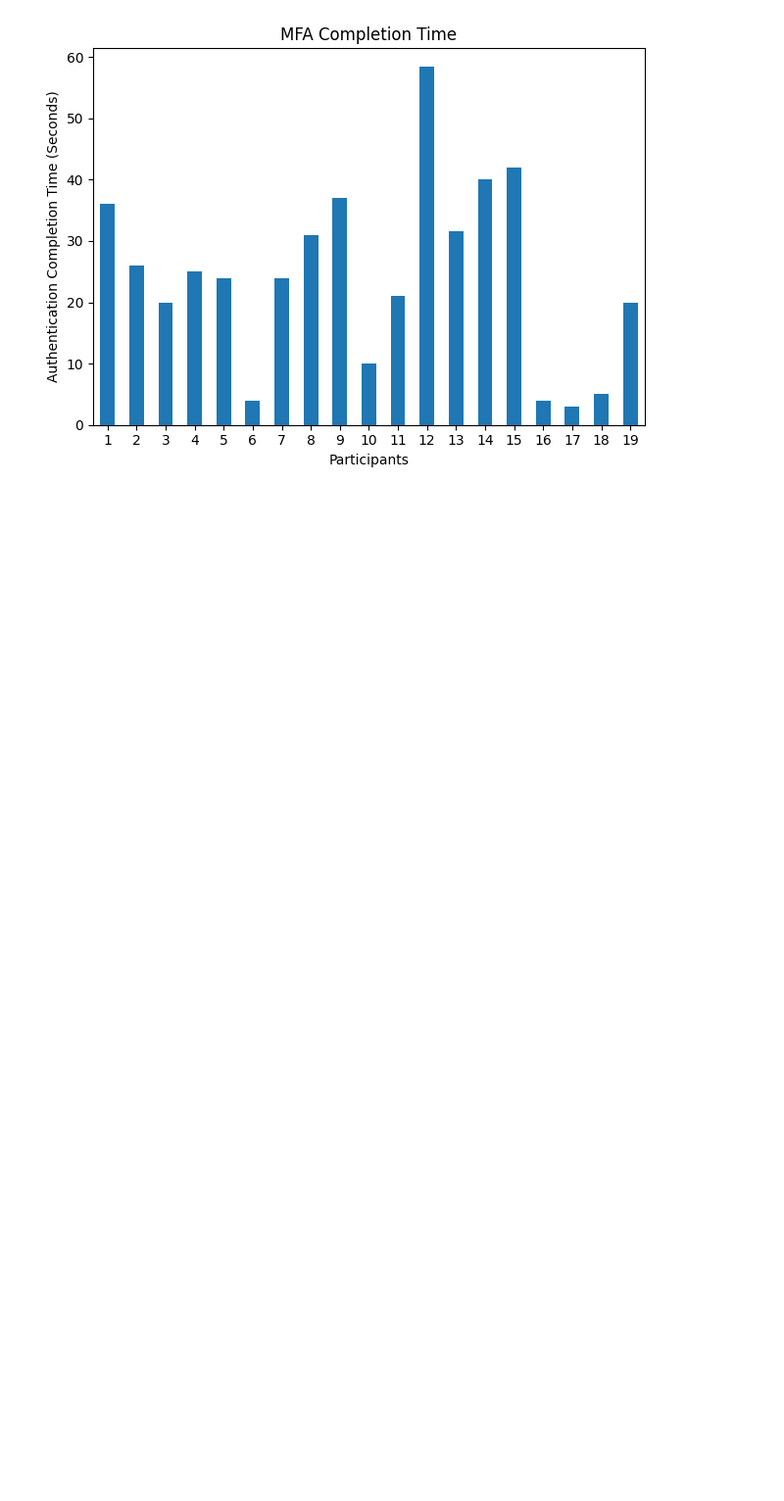
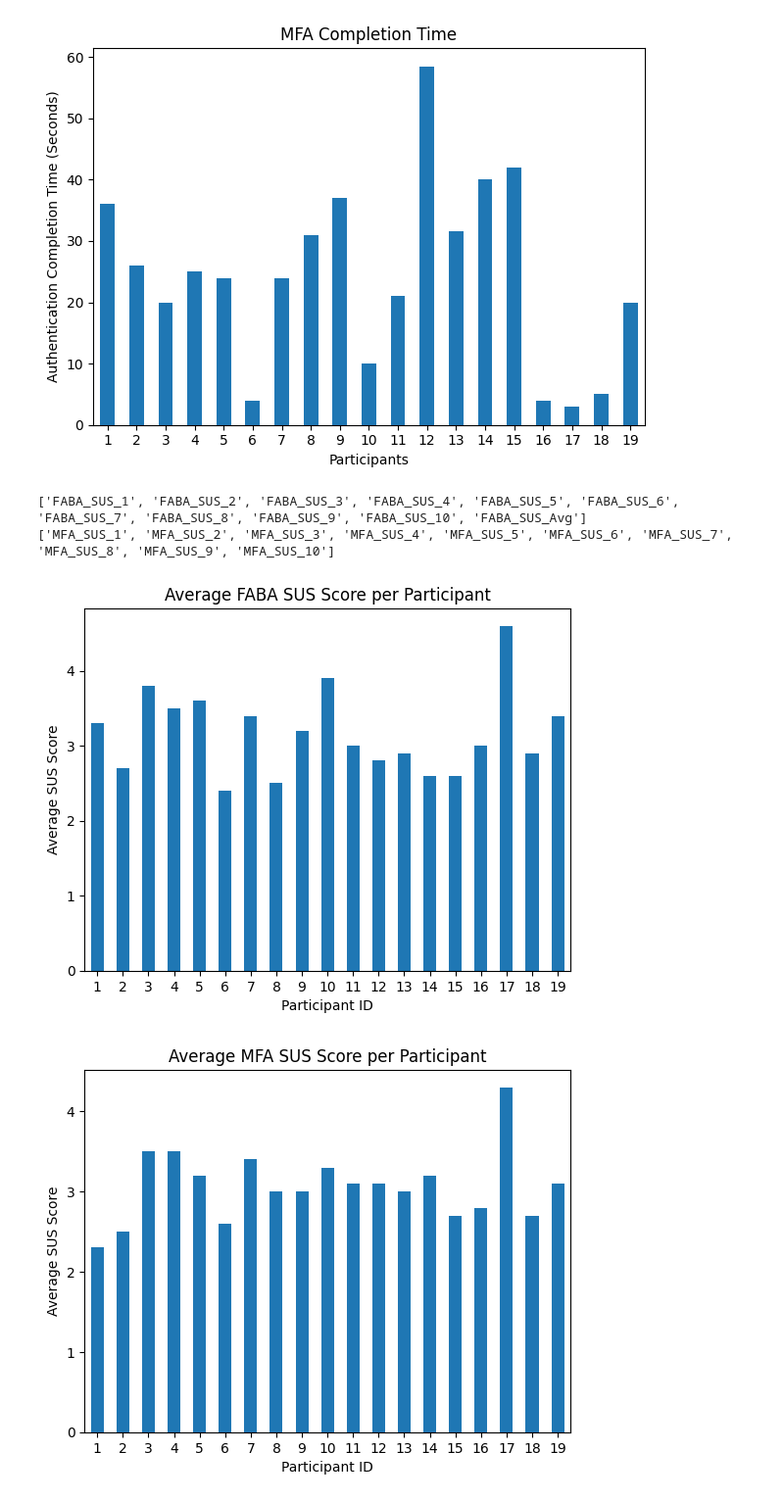
Before and after one commit to dbuiior/Auth_App_Redesign, a Jupyter notebook: data/descriptive.ipynb, the cells around one changed output. Shown: that part at 98% size. Drawn from its saved outputs; the diff is of its cells as text; code cells hidden in the pictures; blank space fills up the shorter version.

Commit message:
Add bar chart for System Usability Scale Visualization

```diff
--- a/data/descriptive.ipynb
+++ b/data/descriptive.ipynb
@@ -203,3 +203,42 @@ plt.show()
 # %% [output]
 [figure]
 [figure]
+# %%
+FABA_SUS = [col for col in df_forms.columns if col.startswith("FABA_SUS_")]
+df_forms["FABA_SUS_Avg"] = df_forms[FABA_SUS].mean(axis=1)
+
+MFA_SUS = [col for col in df_forms.columns if col.startswith("MFA_SUS_")]
+df_forms["MFA_SUS_Avg"] = df_forms[MFA_SUS].mean(axis=1)
+
+print(FABA_SUS)
+print(MFA_SUS)
+
+df_forms.plot(
+    x="Participant",
+    y="FABA_SUS_Avg",
+    kind="bar",
+    legend=False,
+    rot = 360
+)
+plt.title("Average FABA SUS Score per Participant")
+plt.xlabel("Participant ID")
+plt.ylabel("Average SUS Score")
+plt.show()
+
+
+df_forms.plot(
+    x="Participant",
+    y="MFA_SUS_Avg",
+    kind="bar",
+    legend=False,
+    rot = 360
+)
+plt.title("Average MFA SUS Score per Participant")
+plt.xlabel("Participant ID")
+plt.ylabel("Average SUS Score")
+plt.show()
+# %% [output]
+['FABA_SUS_1', 'FABA_SUS_2', 'FABA_SUS_3', 'FABA_SUS_4', 'FABA_SUS_5', 'FABA_SUS_6', 'FABA_SUS_7', 'FABA_SUS_8', 'FABA_SUS_9', 'FABA_SUS_10', 'FABA_SUS_Avg']
+['MFA_SUS_1', 'MFA_SUS_2', 'MFA_SUS_3', 'MFA_SUS_4', 'MFA_SUS_5', 'MFA_SUS_6', 'MFA_SUS_7', 'MFA_SUS_8', 'MFA_SUS_9', 'MFA_SUS_10']
+[figure, added]
+[figure, added]
```
Also changed, not shown: parts of 1 cell of this notebook, 1 other file.
